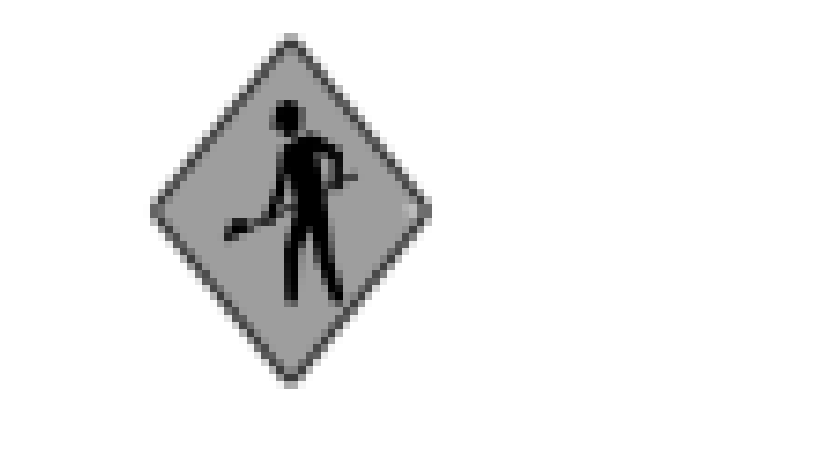
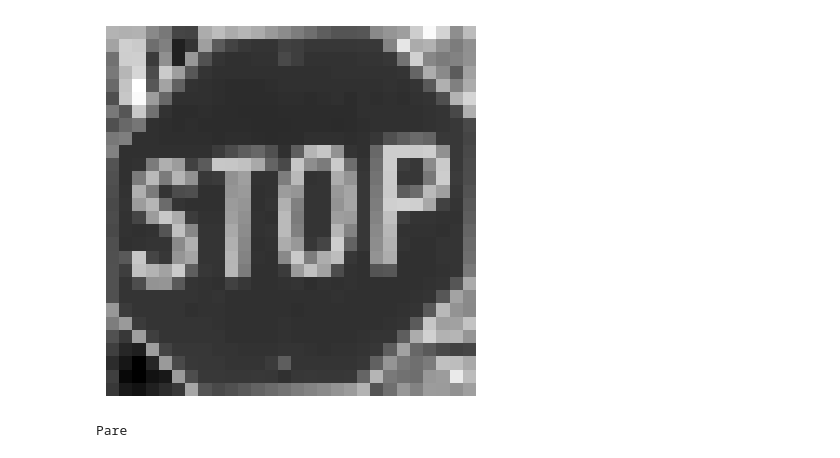
Before and after one commit to gustschaefer/real-time-traffic-sign-detection, a Jupyter notebook: sandbox.ipynb, the cells around one changed output. Saved outputs shown, nothing was run; the diff lists cells and outputs as text; code cells hidden in the pictures.

Commit message:
adding new models and data aug notebook

```diff
--- a/sandbox.ipynb
+++ b/sandbox.ipynb
@@ -56,3 +86,18 @@ plot_img(thresh, "thresh")
+# %%
+def preprocessingImageToClassifier2(image=None,imageSize=28,mu=89.77428691773054,std=70.85156431910688):
+	image = cv2.cvtColor(image,cv2.COLOR_RGB2GRAY)
+	image = cv2.resize(image,(imageSize,imageSize), interpolation=cv2.INTER_AREA)
+	#image = np.expand_dims(image, axis=-1)
+	image = (image - mu) / std
+	#image = image.reshape(1,imageSize,imageSize,1)
+	return image
+
+
+proc_img = preprocessingImageToClassifier2(sign)
+
+plot_img(proc_img, cmap='gray')
+# %% [output]
+[figure, added]
 # %%
 labelToText = {
 	0: "Limite de Velocidade (30km/h)",
@@ -68,17 +113,25 @@ labelToText = {
 	10: "Mantenha a esquerda"
 }
 
-def preprocessingImageToClassifier(image=None,imageSize=50,mu=89.77428691773054,std=70.85156431910688):
-	image = cv2.cvtColor(image,cv2.COLOR_RGB2GRAY)
-	image = cv2.resize(image,(imageSize,imageSize), interpolation=cv2.INTER_AREA)
-	#image = np.expand_dims(image, axis=-1)
-	image = (image - mu) / std
-	#image = image.reshape(1,imageSize,imageSize,1)
-	return image
+def preprocessingImageToClassifier(image=None, imageSize=28, mu=89.77428691773054, std=70.85156431910688):
+    image = cv2.cvtColor(image, cv2.COLOR_RGB2GRAY)
+    image = cv2.resize(image, (imageSize, imageSize))
+    image = np.expand_dims(image, axis=-1)
+    image = (image - mu) / std
+    image = image.reshape(1, imageSize, imageSize, 1)
+    return image.astype(np.float32)
 
+def predict4(sign):
+    img = preprocessingImageToClassifier(sign, imageSize=28)
+    # Set the tensor to point to the input data to be inferred
+    interpreter.set_tensor(input_details[0]['index'], img)
+    # Run the inference
+    interpreter.invoke()
+    # Get the output tensor
+    output_data = interpreter.get_tensor(output_details[0]['index'])
+    return np.argmax(output_data)
 
-proc_img = preprocessingImageToClassifier(image)
-
-plot_img(proc_img, cmap='gray')
+result = labelToText[predict4(sign)]
+print(result)
 # %% [output]
-[figure, removed]
+Pare
```
Also changed, not shown: parts of 7 cells of this notebook, 33 other files.
